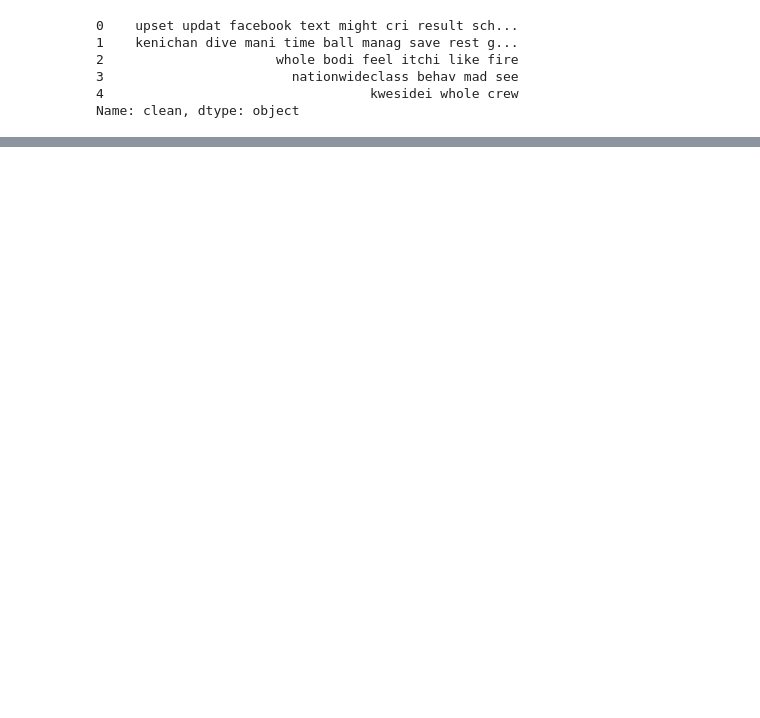
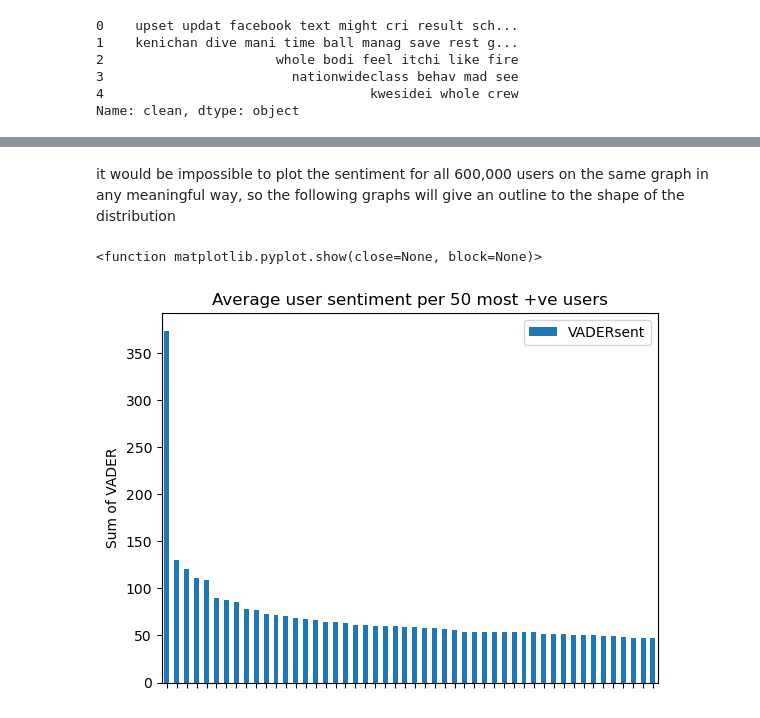
Before and after one commit to milooranm/ForecastingSentiment, a Jupyter notebook: NLP.ipynb, the cells around one changed output, grey strips where cells are left out. Cells and saved outputs as stored; diff of their text form; code cells hidden in the pictures; blank space fills up the shorter version.

```diff
--- a/NLP.ipynb
+++ b/NLP.ipynb
@@ -81,0 +84,4 @@ df.head()
+# %%
+from vaderSentiment.vaderSentiment import SentimentIntensityAnalyzer
+
+sent = SentimentIntensityAnalyzer()
@@ -81,0 +98,5 @@ df.head()
+# %%
+def predict_sentiment(text):
+
+  output_dict =  sent.polarity_scores(text)
+  return output_dict['compound']
@@ -81,0 +117,2 @@ df.head()
+# %%
+df['VADERsent']=df['text'].apply(predict_sentiment)
@@ -81,0 +141,3 @@ df.head()
+# %%
+user_sums = df.groupby('user')['VADERsent'].sum().reset_index()
+user_sums = user_sums.sort_values(by='VADERsent', ascending=False)
@@ -81,0 +202,12 @@ df.head()
+# %% [markdown]
+it would be impossible to plot the sentiment for all 600,000 users on the same graph in any meaningful way, so the following graphs will give an outline to the shape of the distribution
+# %%
+import matplotlib.pyplot as plt
+ax = user_sums.head(50).plot(y='VADERsent', kind='bar')
+ax.set_xticklabels([])
+plt.ylabel('Sum of VADER')
+plt.title('Average user sentiment per 50 most +ve users')
+plt.show
+# %% [output]
+<function matplotlib.pyplot.show(close=None, block=None)>
+[figure, added]
```
Also changed, not shown: parts of 57 cells of this notebook.
